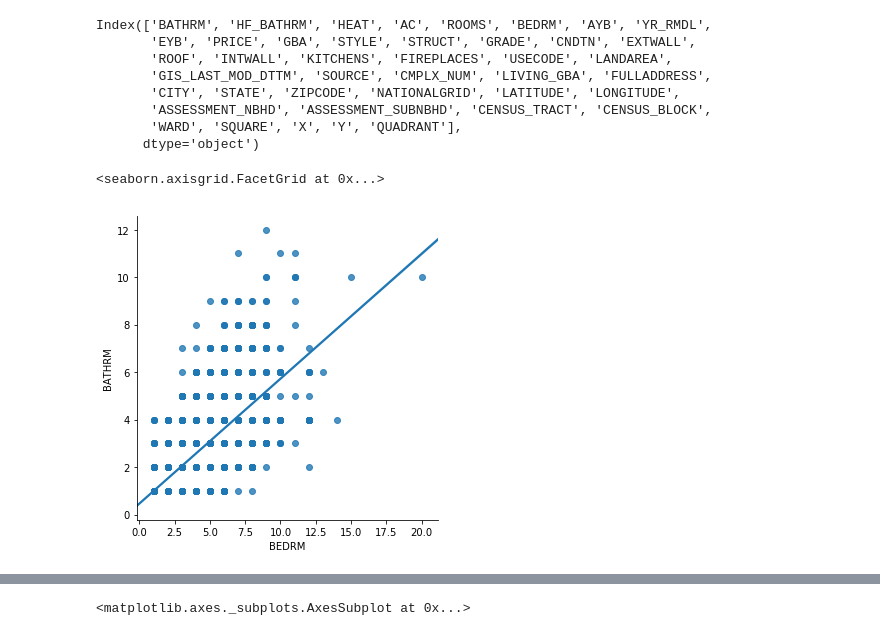
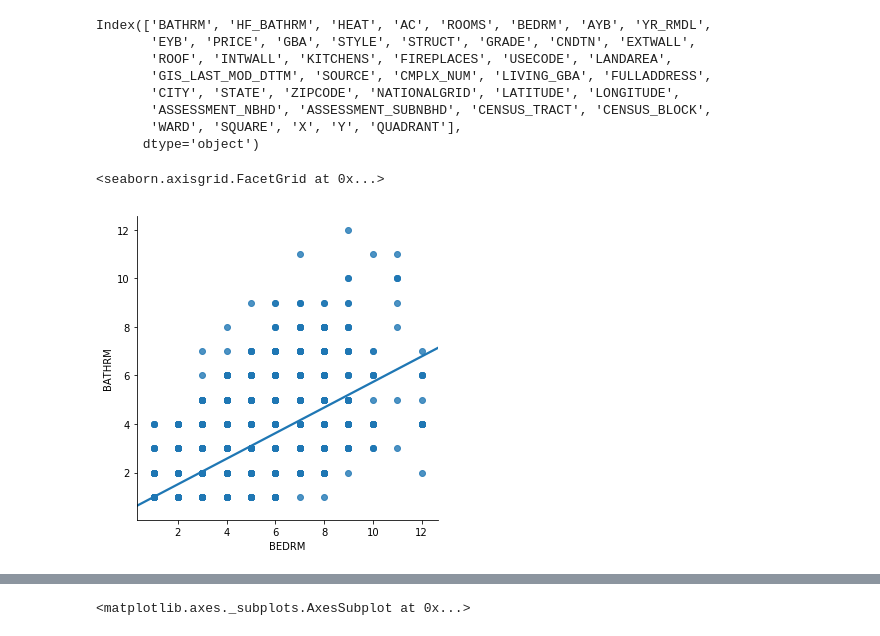
Before and after one commit to tatibravo/Data-Analytics-DC-Properties-Visualization, a Jupyter notebook: Visualizing DC Property Data - Tatiana Bravo.ipynb, the cells around one changed output, grey strips where cells are left out. Saved outputs shown, nothing was run; the diff lists cells and outputs as text; code cells hidden in the pictures.

```diff
--- a/Visualizing DC Property Data - Tatiana Bravo.ipynb
+++ b/Visualizing DC Property Data - Tatiana Bravo.ipynb
@@ -52,8 +52,12 @@ Index(['BATHRM', 'HF_BATHRM', 'HEAT', 'AC', 'ROOMS', 'BEDRM', 'AYB', 'YR_RMDL',
        'ASSESSMENT_NBHD', 'ASSESSMENT_SUBNBHD', 'CENSUS_TRACT', 'CENSUS_BLOCK',
        'WARD', 'SQUARE', 'X', 'Y', 'QUADRANT'],
       dtype='object')
+# %%
+DC_properties_cleaner = DC_properties_final[(DC_properties_final['BEDRM'] >=0) & (DC_properties_final['BEDRM'] <=12)]
+# %%
+DC_properties_cleanest = DC_properties_cleaner[DC_properties_cleaner['PRICE']<=50000000]
 # %%
-sns.lmplot(x='BEDRM',y='BATHRM',data=DC_properties_final)
+sns.lmplot(x='BEDRM',y='BATHRM',data=DC_properties_cleanest)
 # %% [output]
 <seaborn.axisgrid.FacetGrid at 0x...>
-[figure, old version]
+[figure, new version]
```
Also changed, not shown: parts of 3 cells of this notebook.
